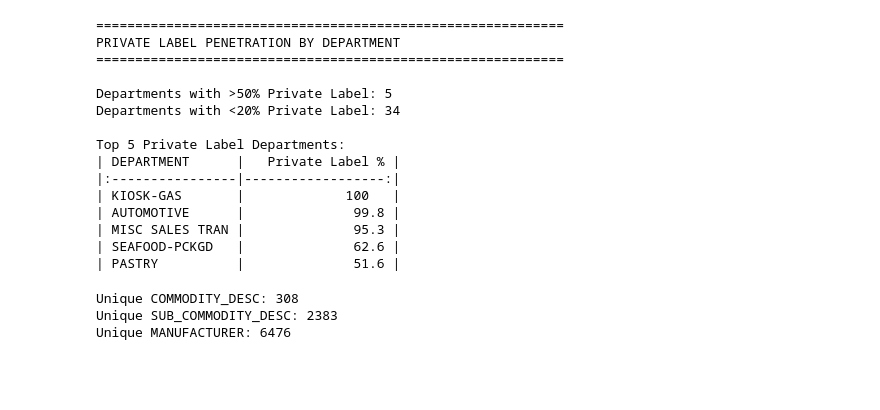
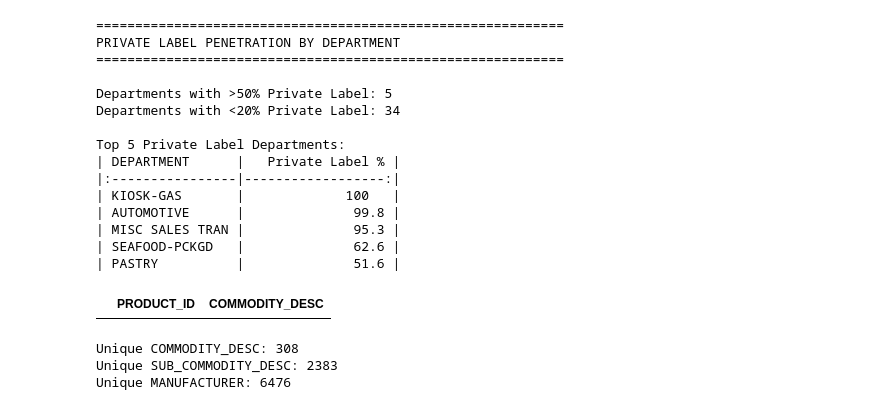
Before and after one commit to tae73/side-projects, a Jupyter notebook: data/dunnhumby/eda/exploration_2.ipynb, the cells around one changed output. Cells and saved outputs as stored; diff of their text form; code cells hidden in the pictures; blank space fills up the shorter version.

```diff
--- a/data/dunnhumby/eda/exploration_2.ipynb
+++ b/data/dunnhumby/eda/exploration_2.ipynb
@@ -258,4 +278,11 @@ Top 5 Private Label Departments:
 | MISC SALES TRAN |              95.3 |
 | SEAFOOD-PCKGD   |              62.6 |
 | PASTRY          |              51.6 |
+# %%
+# Check for multiple commodities per product
+
+df_product_cmdt_cnt = df_product[['PRODUCT_ID', 'COMMODITY_DESC']].groupby('PRODUCT_ID')['COMMODITY_DESC'].nunique().reset_index()
+df_product_cmdt_cnt[df_product_cmdt_cnt['COMMODITY_DESC'] > 1]
+# %% [output]
+|  | PRODUCT_ID | COMMODITY_DESC |
 # %%
```
Also changed, not shown: parts of 15 cells of this notebook.
